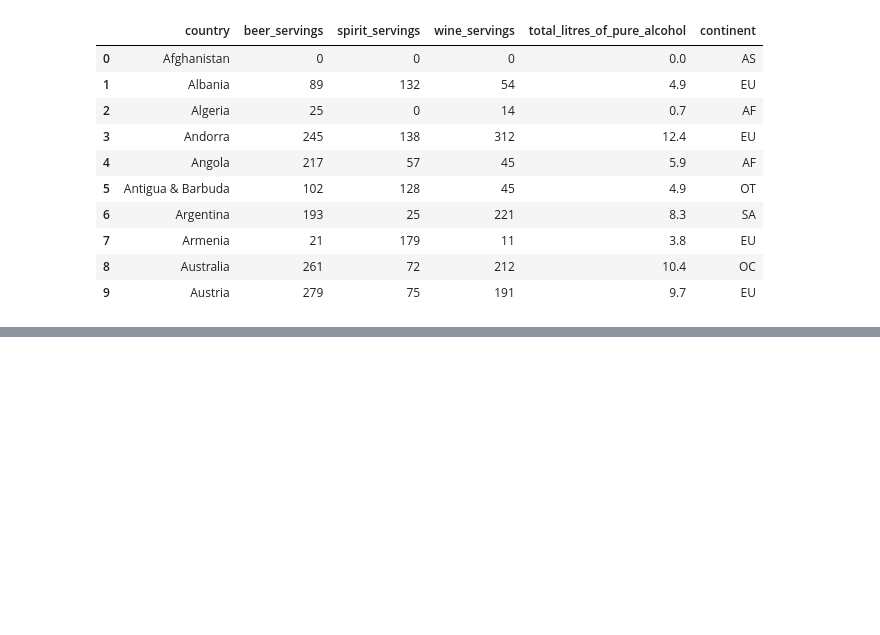
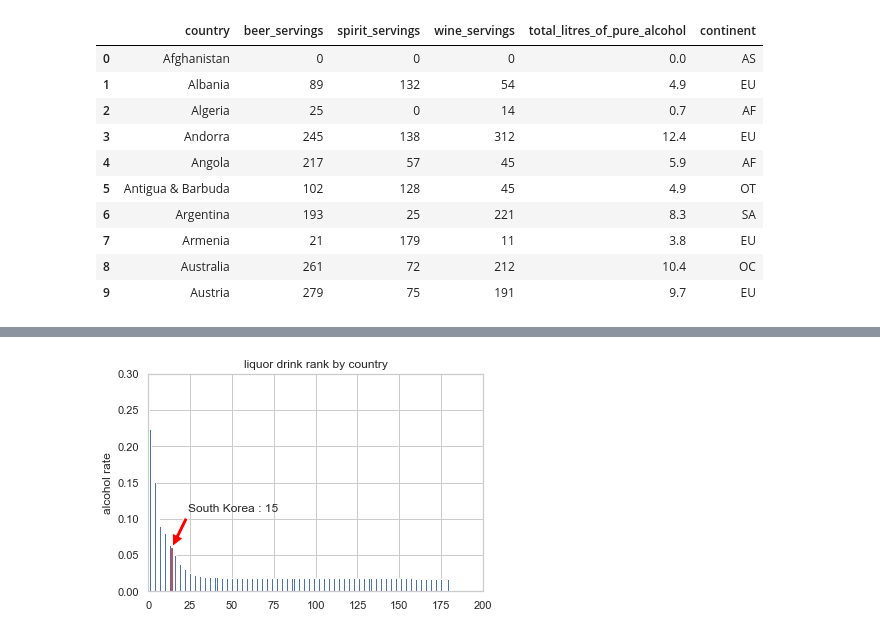
Before and after one commit to mingming715/python_study, a Jupyter notebook: Chapter01_3.ipynb, the cells around one changed output, grey strips where cells are left out. Drawn from its saved outputs; the diff is of its cells as text; code cells hidden in the pictures; blank space fills up the shorter version.

```diff
--- a/Chapter01_3.ipynb
+++ b/Chapter01_3.ipynb
@@ -125,0 +230,8 @@ plt.show()
+# %%
+drinks['total_servings'] = drinks['beer_servings'] + drinks['wine_servings'] + drinks['spirit_servings']
+drinks['alcohol_rate'] = drinks['total_litres_of_pure_alcohol'] / drinks['total_servings']
+drinks['alcohol_rate'] = drinks['alcohol_rate'].fillna(0)
+
+country_with_rank = drinks[['country', 'alcohol_rate']]
+country_with_rank = country_with_rank.sort_values(by=['alcohol_rate'], ascending=0)
+country_with_rank.head(5)
@@ -125,0 +245,23 @@ plt.show()
+# %%
+country_list = country_with_rank.country.tolist()
+x_pos = np.arange(len(country_list))
+rank = country_with_rank.alcohol_rate.tolist()
+
+bar_list = plt.bar(x_pos, rank)
+bar_list[country_list.index("South Korea")].set_color('r')
+plt.ylabel('alcohol rate')
+plt.title('liquor drink rank by country')
+plt.axis([0, 200, 0, 0.3])
+
+korea_rank = country_list.index("South Korea")
+korea_alc_rate = country_with_rank[country_with_rank['country'] == 'South Korea']
+korea_alc_rate = korea_alc_rate['alcohol_rate'].values[0]
+
+plt.annotate('South Korea : ' + str(korea_rank+1),
+    xy=(korea_rank, korea_alc_rate),
+    xytext = (korea_rank + 10, korea_alc_rate+0.05),
+    arrowprops=dict(facecolor='red', shrink=0.05))
+
+plt.show()
+# %% [output]
+[figure, added]
```
Also changed, not shown: parts of 10 cells of this notebook, 2 other files.
